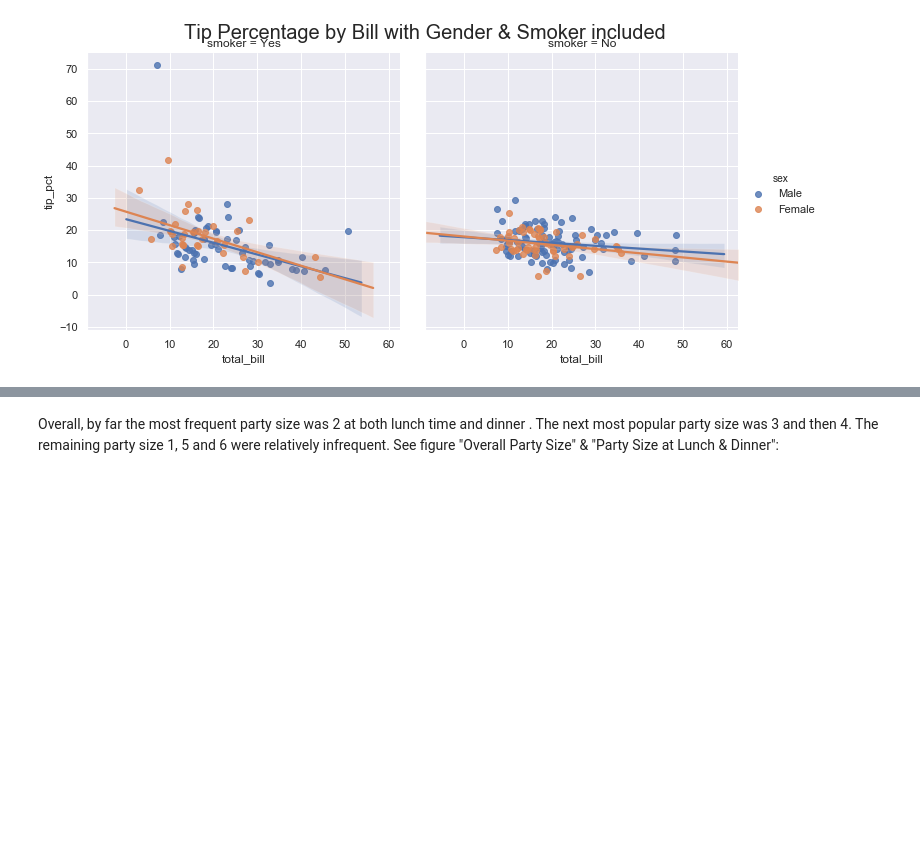
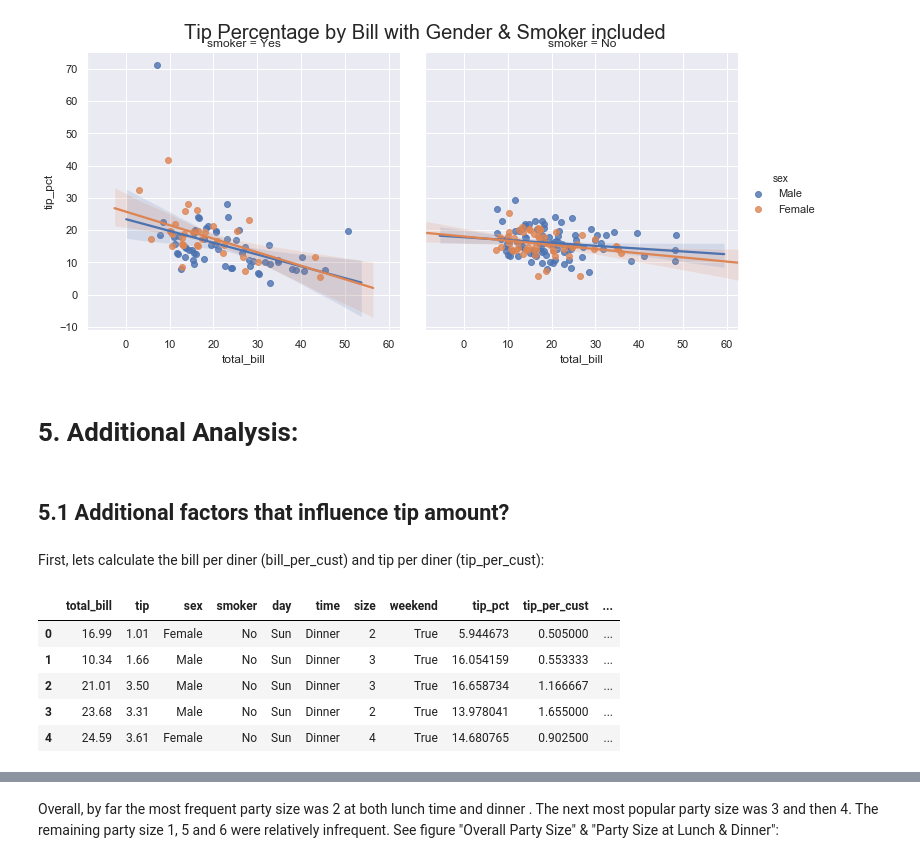
Before and after one commit to fionaoriordan/52446_19_tips, a Jupyter notebook: tips_notebook.ipynb, the cells around one changed output, grey strips where cells are left out. Drawn from its saved outputs; the diff is of its cells as text; code cells hidden in the pictures; blank space fills up the shorter version.

```diff
--- a/tips_notebook.ipynb
+++ b/tips_notebook.ipynb
@@ -546,3 +527,22 @@ g4.fig.suptitle("Tip Percentage by Bill with Gender & Smoker included", fontsize
 plt.show()
 # %% [output]
 [figure]
+# %% [markdown]
+# 5. Additional Analysis:
+# %% [markdown]
+## 5.1 Additional factors that influence tip amount?
+# %% [markdown]
+First, lets calculate the bill per diner (bill_per_cust) and tip per diner (tip_per_cust):
+# %%
+#create a column to calcuate tip%
+df['bill_per_cust'] = df['total_bill'] / df['size']
+df['tip_per_cust'] = df['tip'] / df['size']
+# take a peek
+df.head()
+# %% [output]
+|  | total_bill | tip | sex | smoker | day | time | size | weekend | tip_pct | tip_per_cust | ... |
+| 0 | 16.99 | 1.01 | Female | No | Sun | Dinner | 2 | True | 5.944673 | 0.505000 | ... |
+| 1 | 10.34 | 1.66 | Male | No | Sun | Dinner | 3 | True | 16.054159 | 0.553333 | ... |
+| 2 | 21.01 | 3.50 | Male | No | Sun | Dinner | 3 | True | 16.658734 | 1.166667 | ... |
+| 3 | 23.68 | 3.31 | Male | No | Sun | Dinner | 2 | True | 13.978041 | 1.655000 | ... |
+| 4 | 24.59 | 3.61 | Female | No | Sun | Dinner | 4 | True | 14.680765 | 0.902500 | ... |
```
Also changed, not shown: parts of 35 cells of this notebook.
